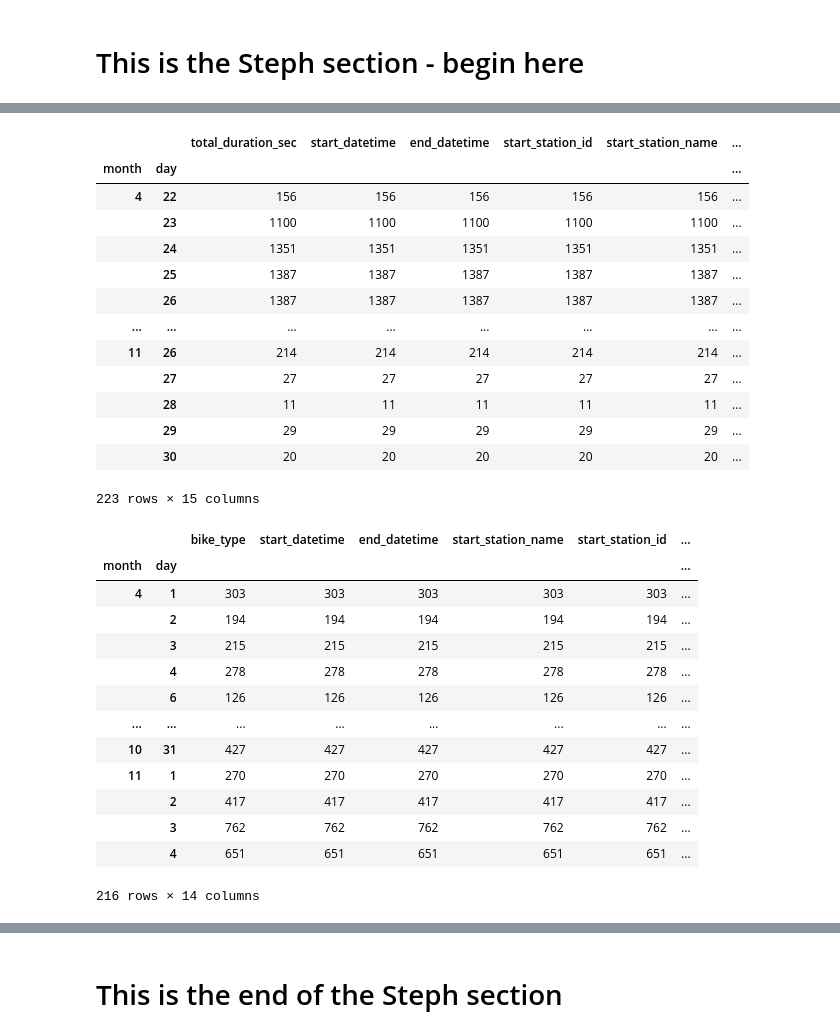
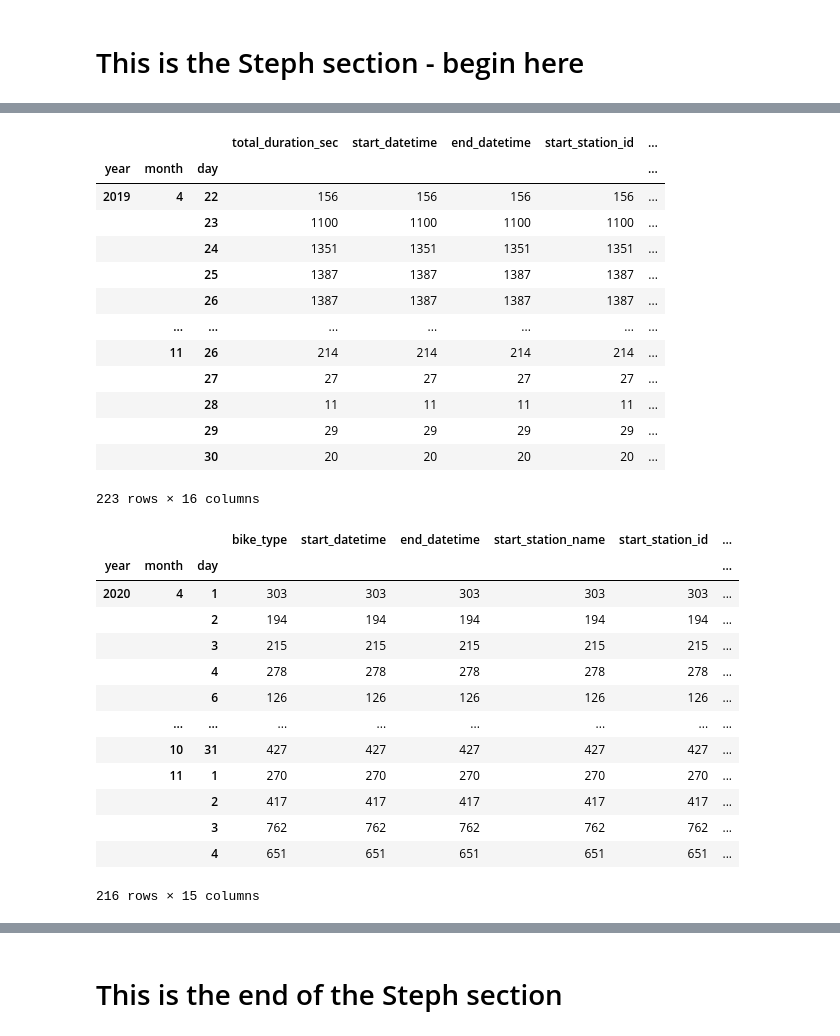
Before and after one commit to luchovzla/project-1, a Jupyter notebook: NiceRideCombined.ipynb, the cells around one changed output, grey strips where cells are left out. Cells and saved outputs as stored; diff of their text form; code cells hidden in the pictures.

```diff
--- a/NiceRideCombined.ipynb
+++ b/NiceRideCombined.ipynb
@@ -346,52 +404,54 @@ per_day_18
 # %%
 # 2019
-# Split datetime column into two values
+# Split datetime column into three values
+df_2019["year"] = df_2019.start_datetime.dt.year
 df_2019["month"] = df_2019.start_datetime.dt.month
 df_2019["day"] = df_2019.start_datetime.dt.day
 df_2019.head()
 
 # Group by month, day
-per_day_19 = df_2019.groupby([df_2019.month, df_2019.day]).count()
+per_day_19 = df_2019.groupby([df_2019.year, df_2019.month, df_2019.day]).count()
 per_day_19 = pd.DataFrame(per_day_19)
 per_day_19
 # %% [output]
-|  |  | total_duration_sec | start_datetime | end_datetime | start_station_id | start_station_name | ... |
-| month | day |  |  |  |  |  | ... |
-| 4 | 22 | 156 | 156 | 156 | 156 | 156 | ... |
-|  | 23 | 1100 | 1100 | 1100 | 1100 | 1100 | ... |
-|  | 24 | 1351 | 1351 | 1351 | 1351 | 1351 | ... |
-|  | 25 | 1387 | 1387 | 1387 | 1387 | 1387 | ... |
-|  | 26 | 1387 | 1387 | 1387 | 1387 | 1387 | ... |
-| ... | ... | ... | ... | ... | ... | ... | ... |
-| 11 | 26 | 214 | 214 | 214 | 214 | 214 | ... |
-|  | 27 | 27 | 27 | 27 | 27 | 27 | ... |
-|  | 28 | 11 | 11 | 11 | 11 | 11 | ... |
-|  | 29 | 29 | 29 | 29 | 29 | 29 | ... |
-|  | 30 | 20 | 20 | 20 | 20 | 20 | ... |
+|  |  |  | total_duration_sec | start_datetime | end_datetime | start_station_id | ... |
+| year | month | day |  |  |  |  | ... |
+| 2019 | 4 | 22 | 156 | 156 | 156 | 156 | ... |
+|  |  | 23 | 1100 | 1100 | 1100 | 1100 | ... |
+|  |  | 24 | 1351 | 1351 | 1351 | 1351 | ... |
+|  |  | 25 | 1387 | 1387 | 1387 | 1387 | ... |
+|  |  | 26 | 1387 | 1387 | 1387 | 1387 | ... |
+|  | ... | ... | ... | ... | ... | ... | ... |
+|  | 11 | 26 | 214 | 214 | 214 | 214 | ... |
+|  |  | 27 | 27 | 27 | 27 | 27 | ... |
+|  |  | 28 | 11 | 11 | 11 | 11 | ... |
+|  |  | 29 | 29 | 29 | 29 | 29 | ... |
+|  |  | 30 | 20 | 20 | 20 | 20 | ... |
-223 rows × 15 columns
+223 rows × 16 columns
 # %%
 # 2020
-# Split datetime column into two values
+# Split datetime column into three values
+df_2020["year"] = df_2020.start_datetime.dt.year
 df_2020["month"] = df_2020.start_datetime.dt.month
 df_2020["day"] = df_2020.start_datetime.dt.day
 df_2020.head()
 
 # Group by month, day
-per_day_20 = df_2020.groupby([df_2020.month, df_2020.day]).count()
+per_day_20 = df_2020.groupby([df_2020.year, df_2020.month, df_2020.day]).count()
 per_day_20 = pd.DataFrame(per_day_20)
 per_day_20
 # %% [output]
-|  |  | bike_type | start_datetime | end_datetime | start_station_name | start_station_id | ... |
-| month | day |  |  |  |  |  | ... |
-| 4 | 1 | 303 | 303 | 303 | 303 | 303 | ... |
-|  | 2 | 194 | 194 | 194 | 194 | 194 | ... |
-|  | 3 | 215 | 215 | 215 | 215 | 215 | ... |
-|  | 4 | 278 | 278 | 278 | 278 | 278 | ... |
-|  | 6 | 126 | 126 | 126 | 126 | 126 | ... |
-| ... | ... | ... | ... | ... | ... | ... | ... |
-| 10 | 31 | 427 | 427 | 427 | 427 | 427 | ... |
-| 11 | 1 | 270 | 270 | 270 | 270 | 270 | ... |
-|  | 2 | 417 | 417 | 417 | 417 | 417 | ... |
-|  | 3 | 762 | 762 | 762 | 762 | 762 | ... |
-|  | 4 | 651 | 651 | 651 | 651 | 651 | ... |
+|  |  |  | bike_type | start_datetime | end_datetime | start_station_name | start_station_id | ... |
+| year | month | day |  |  |  |  |  | ... |
+| 2020 | 4 | 1 | 303 | 303 | 303 | 303 | 303 | ... |
+|  |  | 2 | 194 | 194 | 194 | 194 | 194 | ... |
+|  |  | 3 | 215 | 215 | 215 | 215 | 215 | ... |
+|  |  | 4 | 278 | 278 | 278 | 278 | 278 | ... |
+|  |  | 6 | 126 | 126 | 126 | 126 | 126 | ... |
+|  | ... | ... | ... | ... | ... | ... | ... | ... |
+|  | 10 | 31 | 427 | 427 | 427 | 427 | 427 | ... |
+|  | 11 | 1 | 270 | 270 | 270 | 270 | 270 | ... |
+|  |  | 2 | 417 | 417 | 417 | 417 | 417 | ... |
+|  |  | 3 | 762 | 762 | 762 | 762 | 762 | ... |
+|  |  | 4 | 651 | 651 | 651 | 651 | 651 | ... |
-216 rows × 14 columns
+216 rows × 15 columns
```
Also changed, not shown: parts of 20 cells of this notebook, 3 other files.
